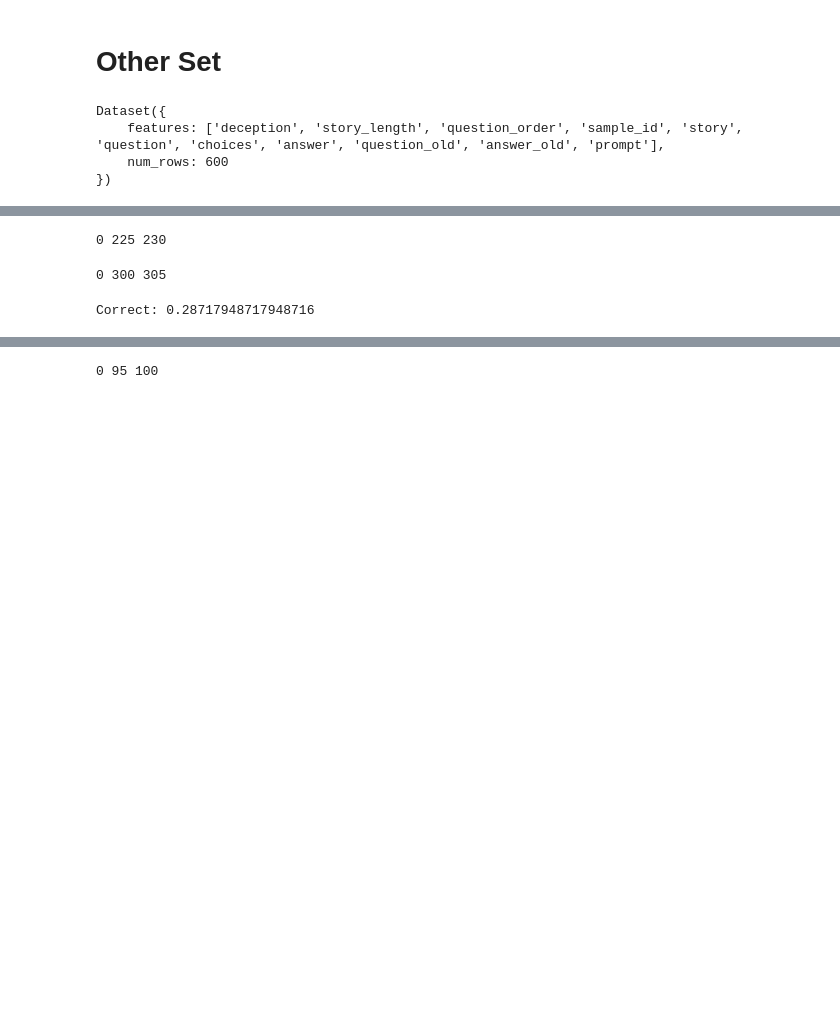
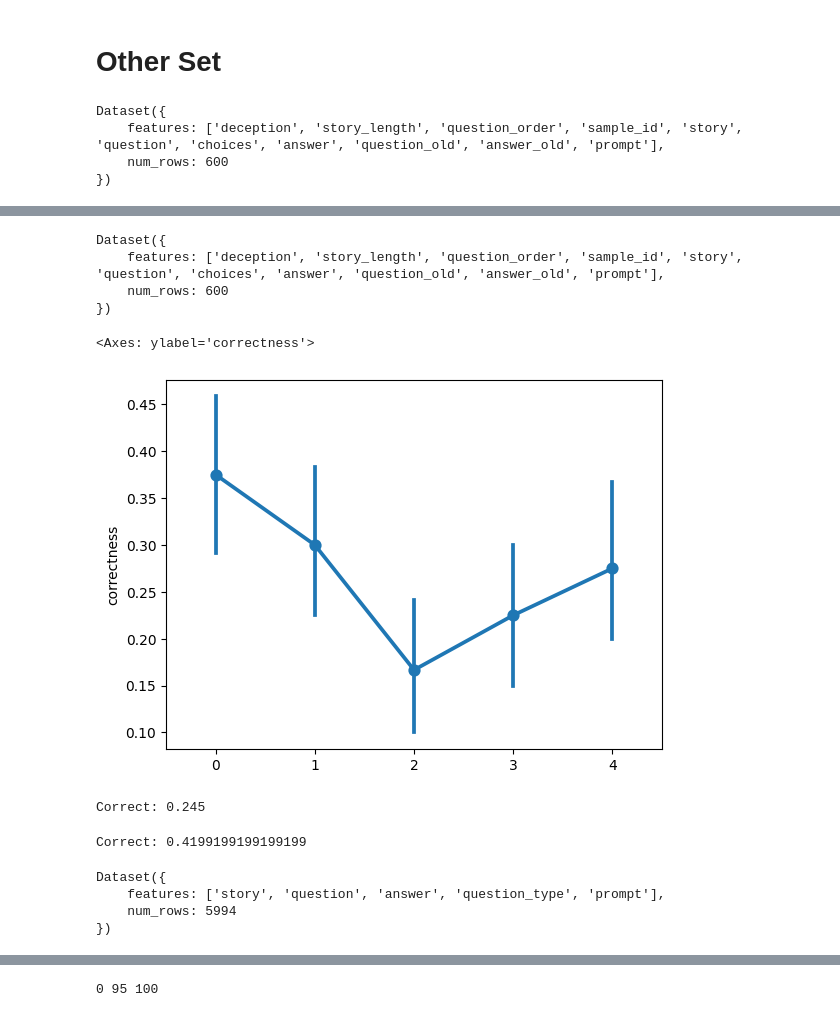
Before and after one commit to zhebushipinyin/Tom-RL, a Jupyter notebook: SimpleGRPO/Evaluation.ipynb, the cells around one changed output, grey strips where cells are left out. Drawn from its saved outputs; the diff is of its cells as text; code cells hidden in the pictures; blank space fills up the shorter version.

```diff
--- a/SimpleGRPO/Evaluation.ipynb
+++ b/SimpleGRPO/Evaluation.ipynb
@@ -44,19 +44,6 @@ import re
 from tqdm import tqdm
 import json
 # %%
-# uncomment middle messages for 1-shot prompting
-def get_questions() -> Dataset:
-    data = load_dataset('parquet', data_files='data/cleaned_train.parquet')['train']
-    test_data = load_dataset('parquet', data_files='data/cleaned_test.parquet')['train']
-    return data , test_data
-
-
-dataset, testset = get_questions()
-#testset = get_gsm8k_questions('test')
-
-
-
-
 def extract_xml_answer(text: str) -> str:
     answer_pattern = r'<answer>(.*?)</answer>'
     matches = list(re.finditer(answer_pattern, text, re.DOTALL))
@@ -75,6 +62,8 @@ def normalize_answer(answer: str) -> str:
     Returns:
         Normalized answer text
     """
+    if answer is None:
+        return None
     # Convert to lowercase
     normalized = answer.lower()
     # Remove extra whitespace
@@ -87,13 +76,14 @@ def reward_func(response, answer):
     response_ = extract_xml_answer(response)
     norm_response = normalize_answer(response_)
     norm_answer = normalize_answer(answer)
-    if norm_response == norm_answer:
-        return 1
-    elif "in the " in norm_response:
-        if norm_response.split('in the ')[-1] == norm_answer:
+    if norm_response:
+        if norm_response == norm_answer:
             return 1
-    elif "\"" in norm_response:
-        if norm_response.split("\"")[-1].split("\"")[0]== norm_answer:
-            return 1
+        elif "in the " in norm_response:
+            if norm_response.split('in the ')[-1] == norm_answer:
+                return 1
+        elif "\"" in norm_response:
+            if norm_response.split("\"")[-1].split("\"")[0]== norm_answer:
+                return 1
 
     return 0
@@ -102,3 +90,5 @@ dataset, testset = get_questions()
+# %%
+testset = load_dataset('parquet', data_files='data/cleaned_test.parquet')['train']
 # %%
 i = 0
 outputs= llm.chat([testset['prompt'][0], testset['prompt'][1], testset['prompt'][2]], sampling_params)
@@ -147,7 +143,8 @@ def main_func(llm, testset, n, n_repeat=5):
                             "prompt": batch_prompts[j],
                             "answer": batch_answers[j],
                             "output": outputs[j].outputs[0].text,  # Assuming this is how to get the output
-                            "correctness": is_correct[j]
+                            "correctness": is_correct[j],
+                            'extract_answer':normalize_answer(extract_xml_answer(outputs[j].outputs[0].text))
                         }
                         all_results.append(result_entry)
                 except:
@@ -168,7 +165,7 @@ def main_func(llm, testset, n, n_repeat=5):
     #save_results(all_results)
     correct=[each['correctness'] for each in all_results]
     print(f"Correct: {np.mean(np.array(correct).flatten())}")
-    return all_results
+    return pd.DataFrame(all_results)
 
 def save_results(results, filename="data/results/evaluation_tom.json"):
     """Saves the evaluation results to a JSON file."""
@@ -305,6 +292,20 @@ Correct: 0.08205128205128205
+# %%
+test_hitom
+# %% [output]
+Dataset({
+    features: ['deception', 'story_length', 'question_order', 'sample_id', 'story', 'question', 'choices', 'answer', 'question_old', 'answer_old', 'prompt'],
+    num_rows: 600
+})
+# %%
+sns.pointplot(x = test_hitom['question_order'], y = results_hitom['correctness'])
+# %% [output]
+<Axes: ylabel='correctness'>
+[figure, added]
+# %%
+results_hitom_num = main_func(llm, test_hitom_num, 5, n_repeat=3)
+# %% [output]
+Correct: 0.245
 # %%
-results_tomi = main_func(llm, test_tomi[:400], 5, n_repeat=3)
+results_tomi = main_func(llm, test_tomi, 5, n_repeat=3)
 # %% [output]
-0 225 230
+Correct: 0.4199199199199199
-0 300 305
-Correct: 0.28717948717948716
@@ -310,0 +314,7 @@ Correct: 0.28717948717948716
+# %%
+test_tomi
+# %% [output]
+Dataset({
+    features: ['story', 'question', 'answer', 'question_type', 'prompt'],
+    num_rows: 5994
+})
```
Also changed, not shown: parts of 19 cells of this notebook, 25 other files.
